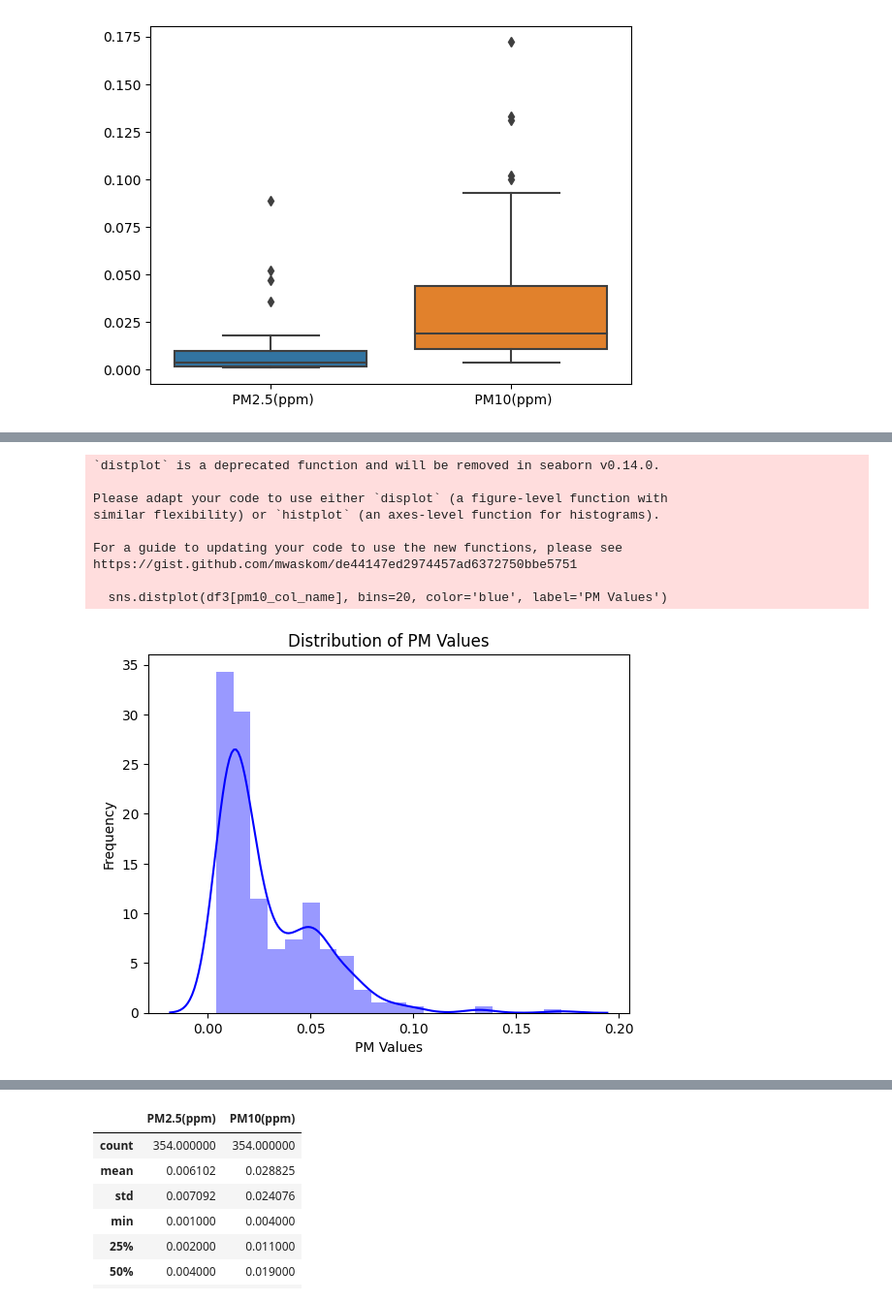
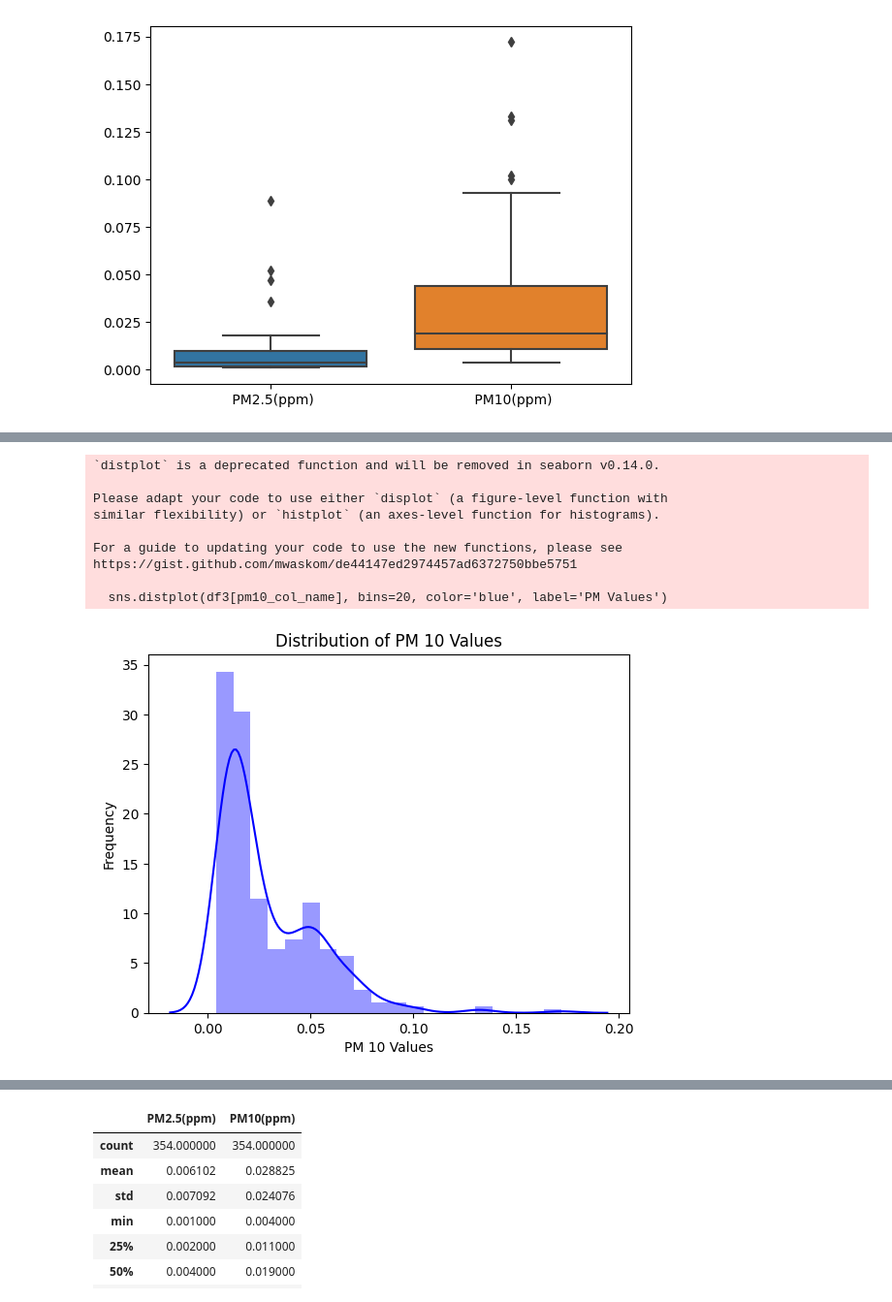
Before and after one commit to praseedm/PGMP, a Jupyter notebook: Interpolation_final.ipynb, the cells around one changed output, grey strips where cells are left out. Shown: that part at 97% size. Cells and saved outputs as stored; diff of their text form; code cells hidden in the pictures.

```diff
--- a/Interpolation_final.ipynb
+++ b/Interpolation_final.ipynb
@@ -178,22 +183,22 @@ ax = sns.boxplot(data=df3[[pm2_5_col_name, pm10_col_name]])
 # %%
 
 fig, ax = plt.subplots()
 
 sns.distplot(df3[pm10_col_name], bins=20, color='blue', label='PM Values')
 
-ax.set_title('Distribution of PM Values')
-ax.set_xlabel('PM Values')
+ax.set_title('Distribution of PM 10 Values')
+ax.set_xlabel('PM 10 Values')
 ax.set_ylabel('Frequency')
 
 plt.show()
 # %% [output]
 `distplot` is a deprecated function and will be removed in seaborn v0.14.0.
 
 Please adapt your code to use either `displot` (a figure-level function with
 similar flexibility) or `histplot` (an axes-level function for histograms).
 
 For a guide to updating your code to use the new functions, please see
 https://gist.github.com/mwaskom/de44147ed2974457ad6372750bbe5751
 
   sns.distplot(df3[pm10_col_name], bins=20, color='blue', label='PM Values')
-[figure, old version]
+[figure, new version]
```
Also changed, not shown: parts of 6 cells of this notebook.
